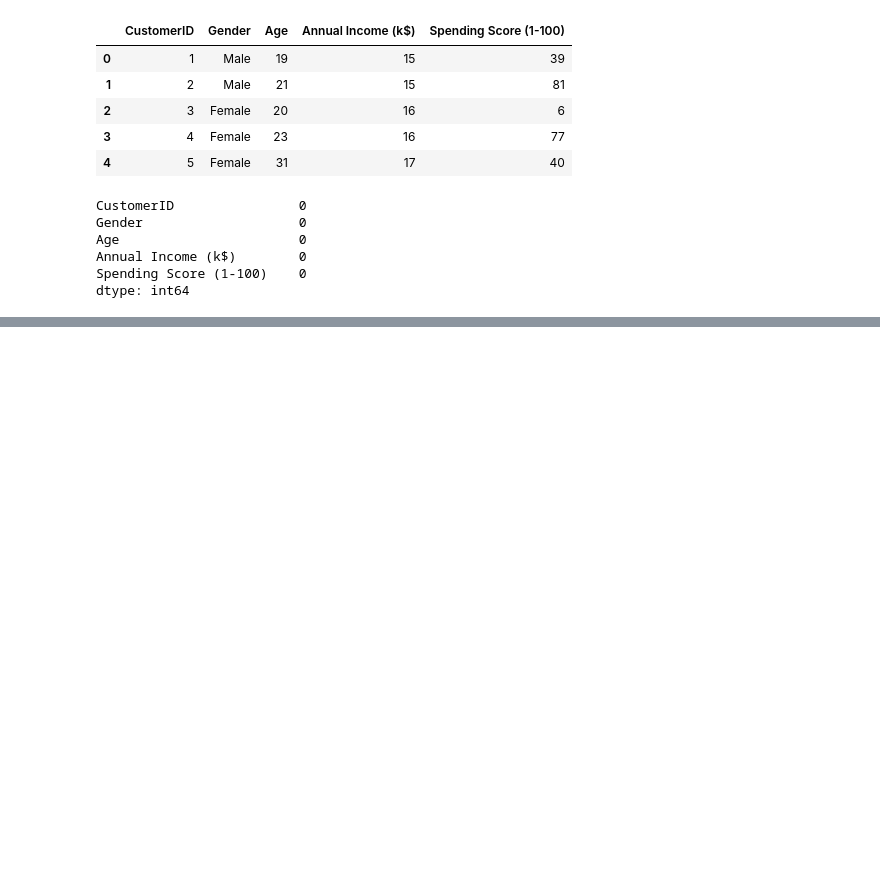
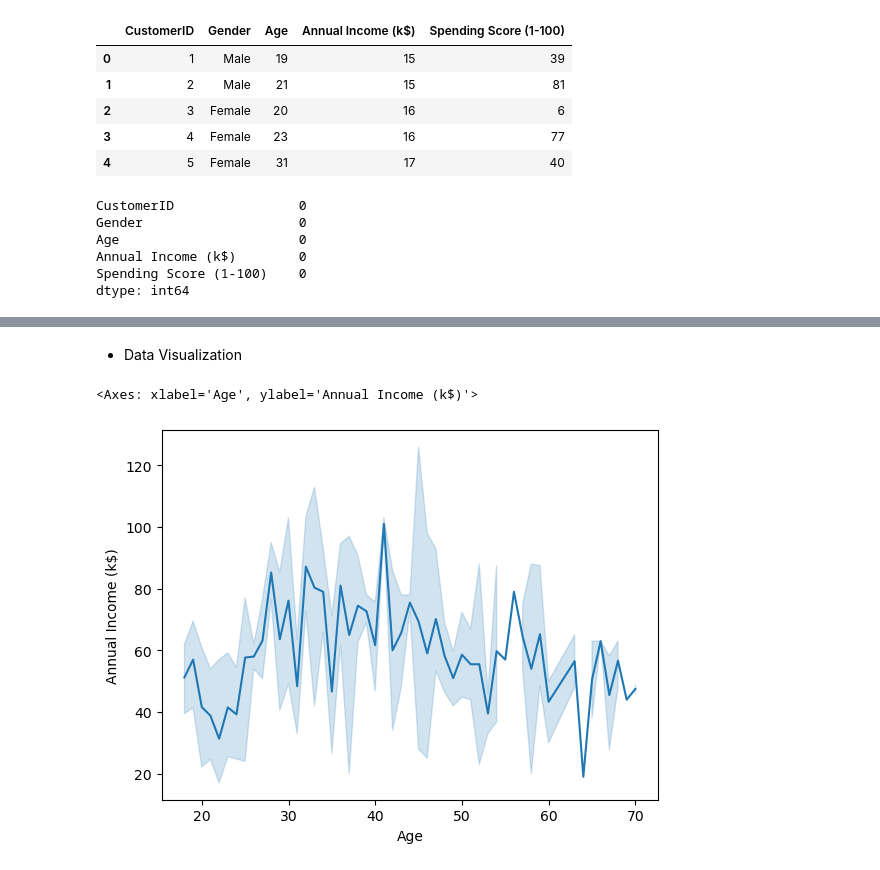
Before and after one commit to SapamPritamjit/AI_ML-PRIME-, a Jupyter notebook: PRIME_AI-ML(CLASS _NOTE)/07_MACHINE_LEARNING/02_UNSUPERVISED_LEARNING/CLUSTERING/Mall_Customer_Segmentation/KMeans.ipynb, the cells around one changed output, grey strips where cells are left out. Drawn from its saved outputs; the diff is of its cells as text; code cells hidden in the pictures; blank space fills up the shorter version.

```diff
--- a/PRIME_AI-ML(CLASS _NOTE)/07_MACHINE_LEARNING/02_UNSUPERVISED_LEARNING/CLUSTERING/Mall_Customer_Segmentation/KMeans.ipynb
+++ b/PRIME_AI-ML(CLASS _NOTE)/07_MACHINE_LEARNING/02_UNSUPERVISED_LEARNING/CLUSTERING/Mall_Customer_Segmentation/KMeans.ipynb
@@ -40 +47,8 @@ df_clean
 200 rows × 4 columns
+# %% [markdown]
+* Data Visualization
+# %%
+sns.lineplot(x=df["Age"], y=df["Annual Income (k$)"])
+# %% [output]
+<Axes: xlabel='Age', ylabel='Annual Income (k$)'>
+[figure, added]
```
Also changed, not shown: parts of 13 cells of this notebook.
